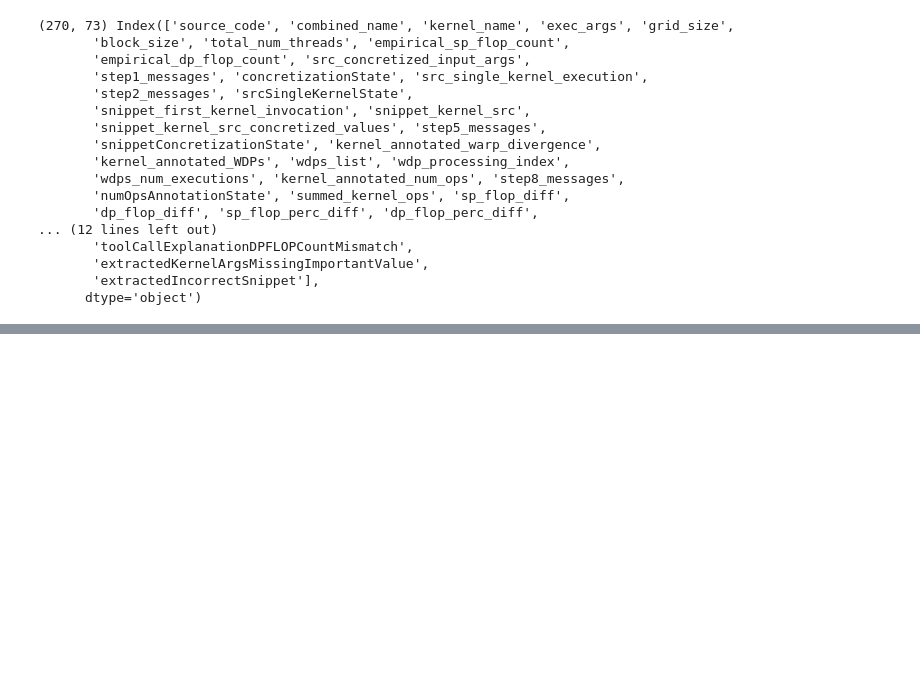
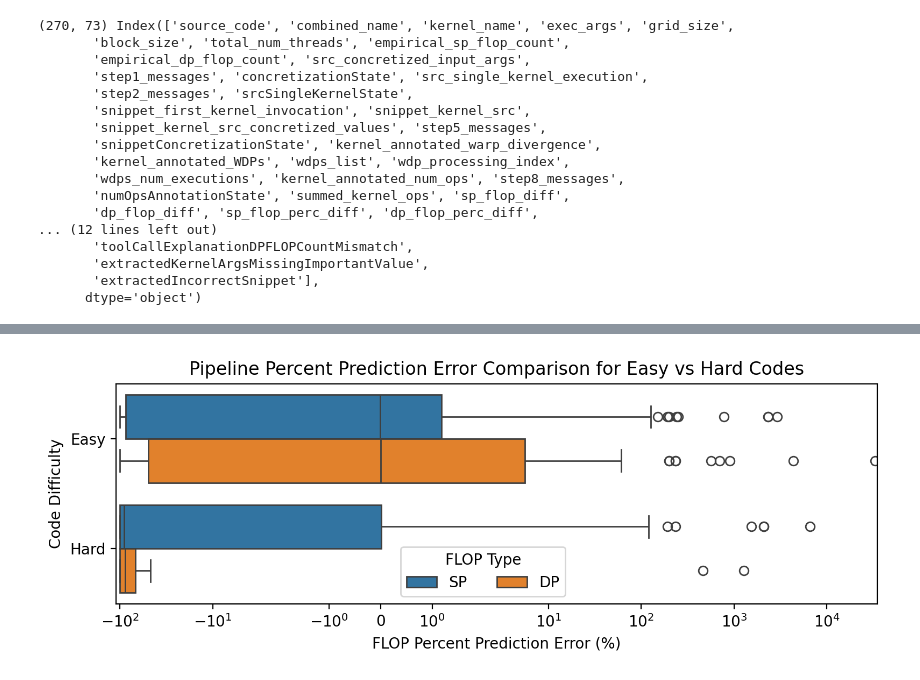
Before and after one commit to Scientific-Computing-Lab/gpuFLOPBench, a Jupyter notebook: qdecomp-langgraph-studio/kernel-survey/analysis/analyzeFailureCases.ipynb, the cells around one changed output, grey strips where cells are left out. Drawn from its saved outputs; the diff is of its cells as text; code cells hidden in the pictures; blank space fills up the shorter version.

```diff
--- a/qdecomp-langgraph-studio/kernel-survey/analysis/analyzeFailureCases.ipynb
+++ b/qdecomp-langgraph-studio/kernel-survey/analysis/analyzeFailureCases.ipynb
@@ -668,0 +703,41 @@ See the caveats in the documentation: https://pandas.pydata.org/pandas-docs/stab
+# %%
+# for the actually easy codes, let's plot the distribution of the absolute percent error
+
+fig, ax = plt.subplots(1, 1, figsize=(8, 3), dpi=200)
+
+# let's do a boxplot
+
+merged = pd.DataFrame({
+    'perc_error': np.concatenate([easy_nnz_sp_errors_df['sp_perc_error'].values,
+                                  hard_nnz_sp_errors_df['sp_perc_error'].values,
+                                  easy_nnz_dp_errors_df['dp_perc_error'].values,
+                                  hard_nnz_dp_errors_df['dp_perc_error'].values]),
+    'type': ['SP'] * len(easy_nnz_sp_errors_df) + \
+            ['SP'] * len(hard_nnz_sp_errors_df) + \
+            ['DP'] * len(easy_nnz_dp_errors_df) + \
+            ['DP'] * len(hard_nnz_dp_errors_df),
+
+    'is_easy_code': ['Easy'] * len(easy_nnz_sp_errors_df) + \
+                    ['Hard'] * len(hard_nnz_sp_errors_df) + \
+                    ['Easy'] * len(easy_nnz_dp_errors_df) + \
+                    ['Hard'] * len(hard_nnz_dp_errors_df)
+
+})
+
+sns.boxplot(x='perc_error', y='is_easy_code', hue='type', data=merged, ax=ax, orient='h', showfliers=True)
+
+ax.set_xlabel('FLOP Percent Prediction Error (%)')
+ax.set_ylabel('Code Difficulty')
+ax.set_title('Pipeline Percent Prediction Error Comparison for Easy vs Hard Codes')
+
+ax.set_xscale('symlog')
+
+# make the legend flat on the bottom of the plot
+ax.legend(title='FLOP Type', loc='lower right', bbox_to_anchor=(0.6, 0), ncol=2)
+
+ax.set_xlim(left=-110)
+
+plt.tight_layout()
+plt.show()
+# %% [output]
+[figure, added]
```
Also changed, not shown: parts of 7 cells of this notebook, 1 other file.
